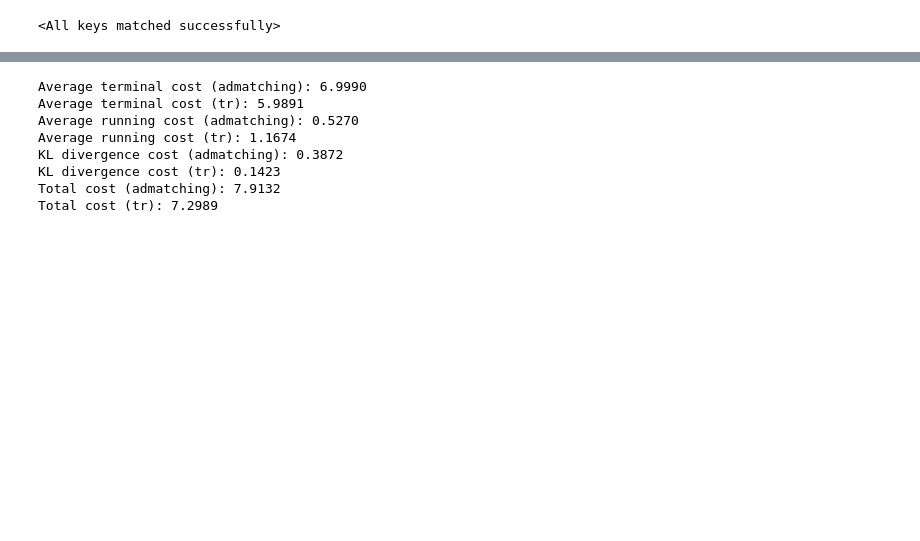
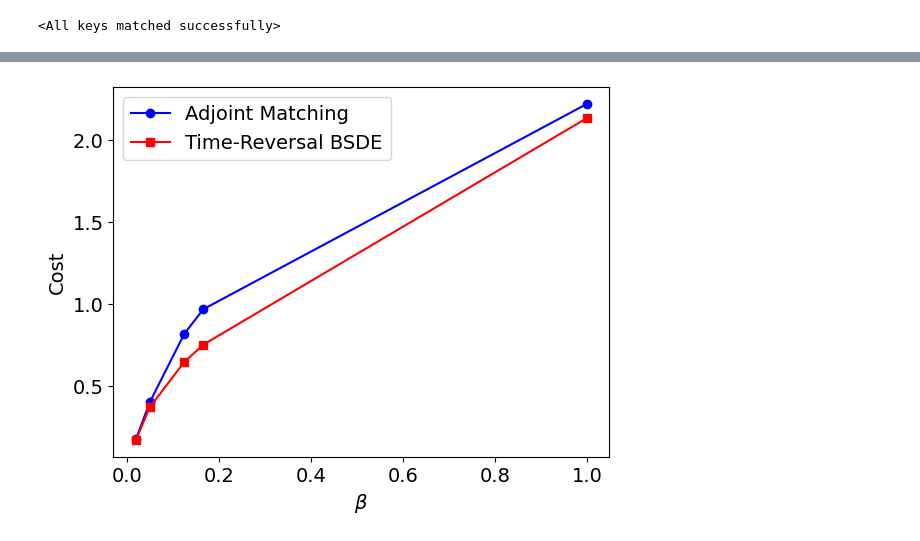
Before and after one commit to YuhangMeiUW/BSDE-Gradient, a Jupyter notebook: finetune_diff_result_cost_compare.ipynb, the cells around one changed output, grey strips where cells are left out. Cells and saved outputs as stored; diff of their text form; code cells hidden in the pictures; blank space fills up the shorter version.

```diff
--- a/finetune_diff_result_cost_compare.ipynb
+++ b/finetune_diff_result_cost_compare.ipynb
@@ -112,6 +94,6 @@ W_f = torch.randn(steps + 1, N, m) * torch.sqrt(torch.tensor(dt))
 # %%
-theta_am = Xi * Q_am + mu_am
-X_f_am = rollout(f, g, T, dt, theta_am, W_f, u_t=ut_am).detach()  # shape (steps+1, N, n)
-theta_tr = Xi * Q_tr + mu_tr
-X_f_tr = rollout(f, g, T, dt, theta_tr, W_f, u_t=ut_tr).detach()  # shape (steps+1, N, n)
+# theta_am = Xi * Q_am + mu_am
+# X_f_am = rollout(f, g, T, dt, theta_am, W_f, u_t=ut_am).detach()  # shape (steps+1, N, n)
+# theta_tr = Xi * Q_tr + mu_tr
+# X_f_tr = rollout(f, g, T, dt, theta_tr, W_f, u_t=ut_tr).detach()  # shape (steps+1, N, n)
 # %%
@@ -183,21 +161,12 @@ total_cost_tr = (terminal_cost_tr + running_cost_tr + kl_cost_tr).mean()
 # %%
-print(f"Average terminal cost (admatching): {terminal_cost_am.mean().item():.4f}")
-print(f"Average terminal cost (tr): {terminal_cost_tr.mean().item():.4f}")
-print(f"Average running cost (admatching): {running_cost_am.mean().item():.4f}")
-print(f"Average running cost (tr): {running_cost_tr.mean().item():.4f}")
-print(f"KL divergence cost (admatching): {kl_cost_am.item():.4f}")
-print(f"KL divergence cost (tr): {kl_cost_tr.item():.4f}")
-print(f"Total cost (admatching): {total_cost_am.item():.4f}")
-print(f"Total cost (tr): {total_cost_tr.item():.4f}")
+# print(f"Average terminal cost (admatching): {terminal_cost_am.mean().item():.4f}")
+# print(f"Average terminal cost (tr): {terminal_cost_tr.mean().item():.4f}")
+# print(f"Average running cost (admatching): {running_cost_am.mean().item():.4f}")
+# print(f"Average running cost (tr): {running_cost_tr.mean().item():.4f}")
+# print(f"KL divergence cost (admatching): {kl_cost_am.item():.4f}")
+# print(f"KL divergence cost (tr): {kl_cost_tr.item():.4f}")
+# print(f"Total cost (admatching): {total_cost_am.item():.4f}")
+# print(f"Total cost (tr): {total_cost_tr.item():.4f}")
-# %% [output]
-Average terminal cost (admatching): 6.9990
-Average terminal cost (tr): 5.9891
-Average running cost (admatching): 0.5270
-Average running cost (tr): 1.1674
-KL divergence cost (admatching): 0.3872
-KL divergence cost (tr): 0.1423
-Total cost (admatching): 7.9132
-Total cost (tr): 7.2989
 # %%
 cost_wrt_temp_am = []
 cost_wrt_temp_tr = []
@@ -228,8 +197,8 @@ for temperature in temperature_list:
 
     ## Comput costs
     # terminal cost
-    terminal_cost_am = lf(X_f_am[-1,:,:])  # shape (N,)
-    terminal_cost_tr = lf(X_f_tr[-1,:,:])  # shape (N,)
+    terminal_cost_am = lf(X_f_am[-1,:,:])/temperature  # shape (N,)
+    terminal_cost_tr = lf(X_f_tr[-1,:,:])/temperature  # shape (N,)
 
     # running cost
     X_f_am_flat = X_f_am.reshape(-1, n)  # shape ((steps+1)*N, n)
@@ -237,20 +206,20 @@ for temperature in temperature_list:
     time_flat = time_repeated.unsqueeze(-1).reshape(-1, 1)  # shape ((steps+1)*N, 1)
     u_am = ut_am(X_f_am_flat, time_flat).detach().reshape(steps+1, N, m)  # shape ((steps+1)*N, m)
     u_tr = ut_tr(X_f_tr_flat, time_flat).detach().reshape(steps+1, N, m)  # shape ((steps+1)*N, m)
-    running_cost_am = (u_am**2*dt).sum(dim=(0,2)) * 0.5 * temperature  # shape (N,)
-    running_cost_tr = (u_tr**2*dt).sum(dim=(0,2)) * 0.5 * temperature  # shape (N,)
+    running_cost_am = (u_am**2*dt).sum(dim=(0,2)) * 0.5  # shape (N,)
+    running_cost_tr = (u_tr**2*dt).sum(dim=(0,2)) * 0.5   # shape (N,)
 
     # kl divergence cost
     mean_am = theta_am.mean(dim=0, keepdim=True)
     temp_am = theta_am - mean_am.repeat(theta_am.shape[0], 1)
     var_am = (temp_am.T @ temp_am) / (N - 1)
     var_am = Q_am.clone().detach() @ Q_am.clone().detach().T
-    kl_cost_am = temperature * 0.5 * (torch.trace(var_am) + mean_am @ mean_am.T - 1 - torch.logdet(var_am))
+    kl_cost_am =  0.5 * (torch.trace(var_am) + mean_am @ mean_am.T - 1 - torch.logdet(var_am))
     mean_tr = theta_tr.mean(dim=0, keepdim=True)
     temp_tr = theta_tr - mean_tr.repeat(theta_tr.shape[0], 1)
     var_tr = (temp_tr.T @ temp_tr) / (N - 1)
     var_tr = Q_tr.clone().detach() @ Q_tr.clone().detach().T
-    kl_cost_tr = temperature * 0.5 * (torch.trace(var_tr) + mean_tr @ mean_tr.T - 1 - torch.logdet(var_tr))
+    kl_cost_tr = 0.5 * (torch.trace(var_tr) + mean_tr @ mean_tr.T - 1 - torch.logdet(var_tr))
 
 
     # total cost
@@ -258,3 +227,22 @@ for temperature in temperature_list:
     total_cost_tr = (terminal_cost_tr + running_cost_tr + kl_cost_tr).mean()
     cost_wrt_temp_am.append(total_cost_am.item())
     cost_wrt_temp_tr.append(total_cost_tr.item())
+# %%
+import matplotlib
+
+plt.rc('font', size = 14)
+matplotlib.rcParams['pdf.fonttype'] = 42
+matplotlib.rcParams['ps.fonttype'] = 42
+# %%
+beta = 1/np.array(temperature_list)
+# %%
+plt.figure()
+plt.plot(beta, cost_wrt_temp_am, label='Adjoint Matching', color='blue', marker='o')
+plt.plot(beta, cost_wrt_temp_tr, label='Time-Reversal BSDE', color='red', marker='s')
+plt.xlabel(r'$\beta$')
+plt.ylabel('Cost')
+# plt.yscale('log')
+plt.legend()
+plt.savefig('figs/Compare_cost_vs_beta.pdf', bbox_inches='tight')
+# %% [output]
+[figure, added]
```
Also changed, not shown: parts of 8 cells of this notebook, 5 other files.
